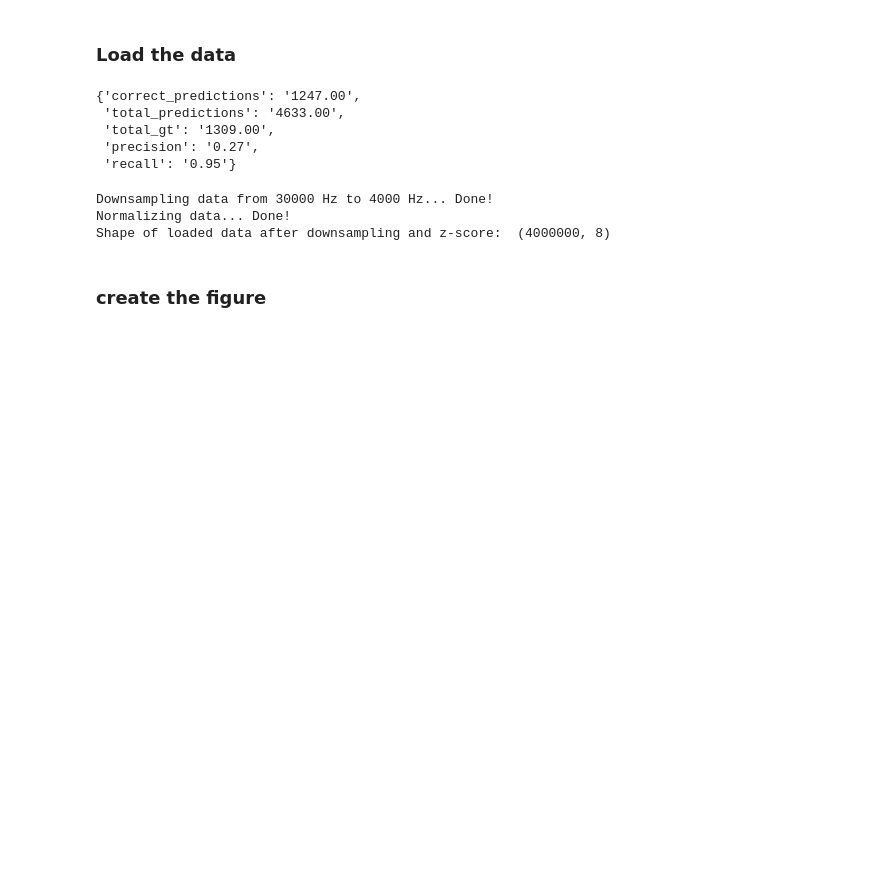
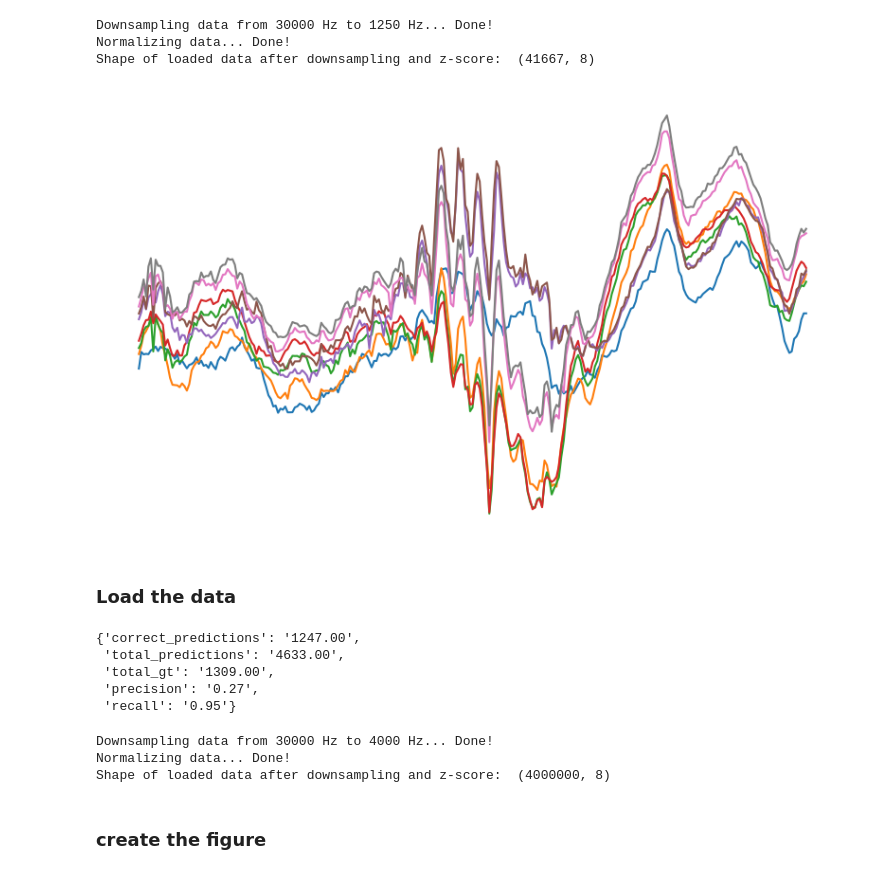
Before and after one commit to MarcosOriolPago/LAVA_SNN_ripples, a Jupyter notebook: utils/trials.ipynb, the cells around one changed output. Cells and saved outputs as stored; diff of their text form; code cells hidden in the pictures; blank space fills up the shorter version.

```diff
--- a/utils/trials.ipynb
+++ b/utils/trials.ipynb
@@ -11,0 +28,11 @@ from signal_aid import bandpass_filter, detect_rate_increase
+# %%
+data_path = '../../data/CNN_TRAINING_SESSIONS/Amigo2_1_hippo_2019-07-11_11-57-07_1150um'
+liset = liset_tk(data_path, shank=3, downsample=1250, numSamples=1000000)
+# %% [output]
+Downsampling data from 30000 Hz to 1250 Hz... Done!
+Normalizing data... Done!
+Shape of loaded data after downsampling and z-score:  (41667, 8)
+# %%
+liset.plot_event(liset.ripples_GT[15], extend=120, offset=0.4, plain=True)
+# %% [output]
+[figure, added]
```
Also changed, not shown: parts of 4 cells of this notebook, 16 other files.
